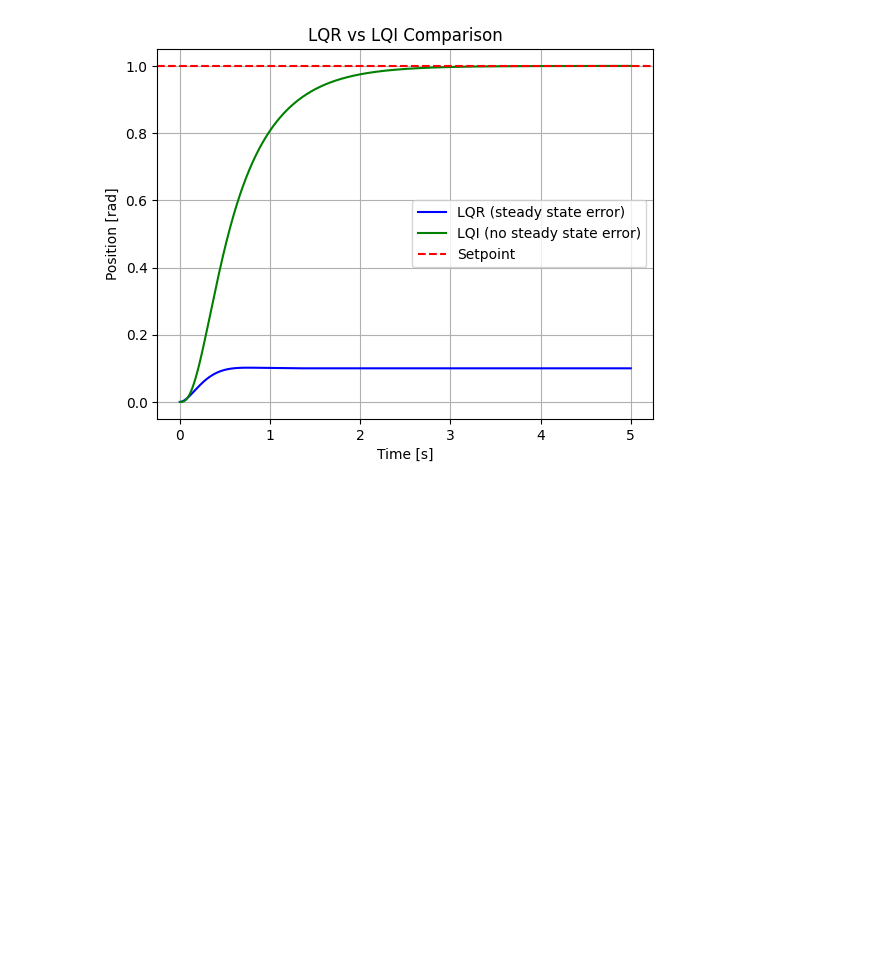
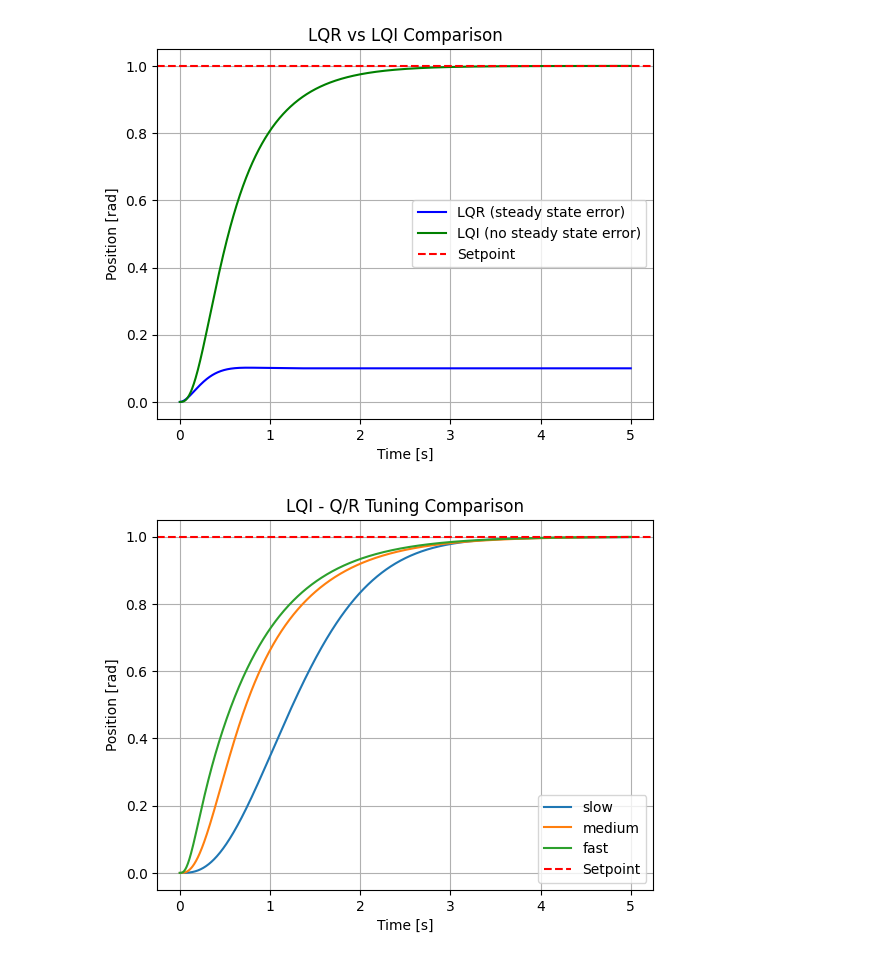
Before and after one commit to wildHun7/motor-control-algorithms, a Jupyter notebook: simulation/control/lqr.ipynb, the cells around one changed output. Cells and saved outputs as stored; diff of their text form; code cells hidden in the pictures; blank space fills up the shorter version.

Commit message:
LQI tuning

```diff
--- a/simulation/control/lqr.ipynb
+++ b/simulation/control/lqr.ipynb
@@ -161,3 +161,28 @@ plt.grid(True)
 plt.show()
 # %% [output]
 [figure]
+# %%
+# Q/R tuning comparison
+configs = [
+    {'Q': np.diag([1, 1, 10, 20]),    'R': np.array([[10]]),  'label': 'slow'},
+    {'Q': np.diag([1, 1, 100, 200]),  'R': np.array([[1]]),   'label': 'medium'},
+    {'Q': np.diag([1, 1, 1000, 2000]),'R': np.array([[0.001]]),'label': 'fast'},
+]
+
+t = np.linspace(0, 5, 1000)
+for cfg in configs:
+    K_t, _, _ = lqr(A_aug, B_aug, cfg['Q'], cfg['R'])
+    A_cl_t = A_aug - B_aug @ K_t
+    sys_t = ss(A_cl_t, B_ref, C_aug, D_aug)
+    t_out, y_out = step_response(sys_t, T=t)
+    plt.plot(t_out, y_out, label=cfg['label'])
+
+plt.axhline(y=1.0, color='r', linestyle='--', label='Setpoint')
+plt.xlabel('Time [s]')
+plt.ylabel('Position [rad]')
+plt.title('LQI - Q/R Tuning Comparison')
+plt.legend()
+plt.grid(True)
+plt.show()
+# %% [output]
+[figure, added]
```
